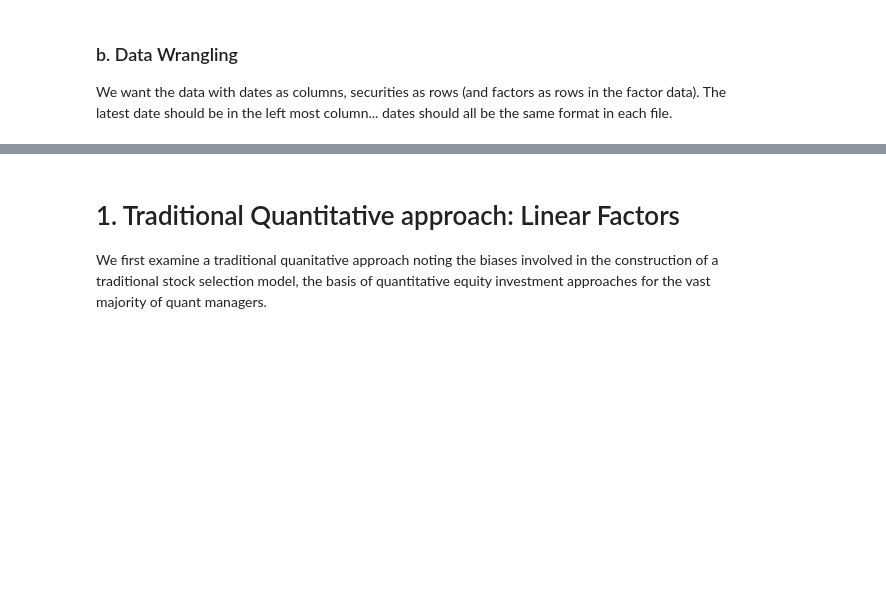
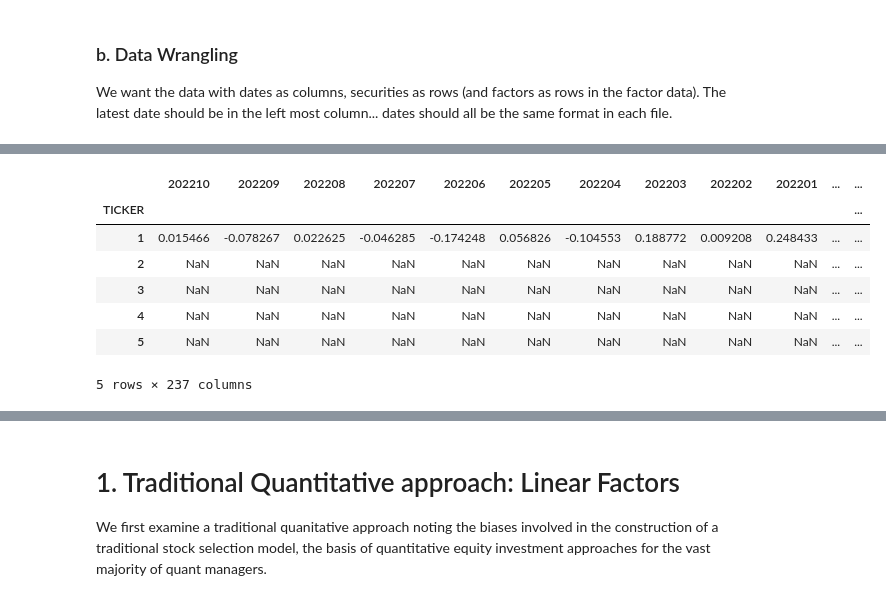
Before and after one commit to danphilps/Investment-SAI, a Jupyter notebook: M6_Investment.ipynb, the cells around one changed output, grey strips where cells are left out. Drawn from its saved outputs; the diff is of its cells as text; code cells hidden in the pictures; blank space fills up the shorter version.

```diff
--- a/M6_Investment.ipynb
+++ b/M6_Investment.ipynb
@@ -121 +144,26 @@ df_ff_factors = df_ff_factors.iloc[1:, :]
+# %%
+# Get security returns sorted and transposed...
+# separate the security static data into another DataFrame
+df_sec_static = df_sec_rets[['TICKER','NAME','SECTOR','COUNTRY']]
+# Remove static data from the returns data frame
+df_sec_rets = df_sec_rets.drop(['NAME','SECTOR','COUNTRY'], axis=1)
+# Set row Index as TICKER...
+df_sec_rets = df_sec_rets.set_index('TICKER')
+
+# Set columns as int type (they are actually dates)
+df_sec_rets.columns = df_sec_rets.columns.astype(int)
+# Force type to float
+df_sec_rets = df_sec_rets.astype(dtype=float)
+
+#Check...
+df_sec_rets.head()
+# %% [output]
+|  | 202210 | 202209 | 202208 | 202207 | 202206 | 202205 | 202204 | 202203 | 202202 | 202201 | ... | ... |
+| TICKER |  |  |  |  |  |  |  |  |  |  |  | ... |
+| 1 | 0.015466 | -0.078267 | 0.022625 | -0.046285 | -0.174248 | 0.056826 | -0.104553 | 0.188772 | 0.009208 | 0.248433 | ... | ... |
+| 2 | NaN | NaN | NaN | NaN | NaN | NaN | NaN | NaN | NaN | NaN | ... | ... |
+| 3 | NaN | NaN | NaN | NaN | NaN | NaN | NaN | NaN | NaN | NaN | ... | ... |
+| 4 | NaN | NaN | NaN | NaN | NaN | NaN | NaN | NaN | NaN | NaN | ... | ... |
+| 5 | NaN | NaN | NaN | NaN | NaN | NaN | NaN | NaN | NaN | NaN | ... | ... |
+5 rows × 237 columns
 # %% [markdown]
```
Also changed, not shown: parts of 24 cells of this notebook.
